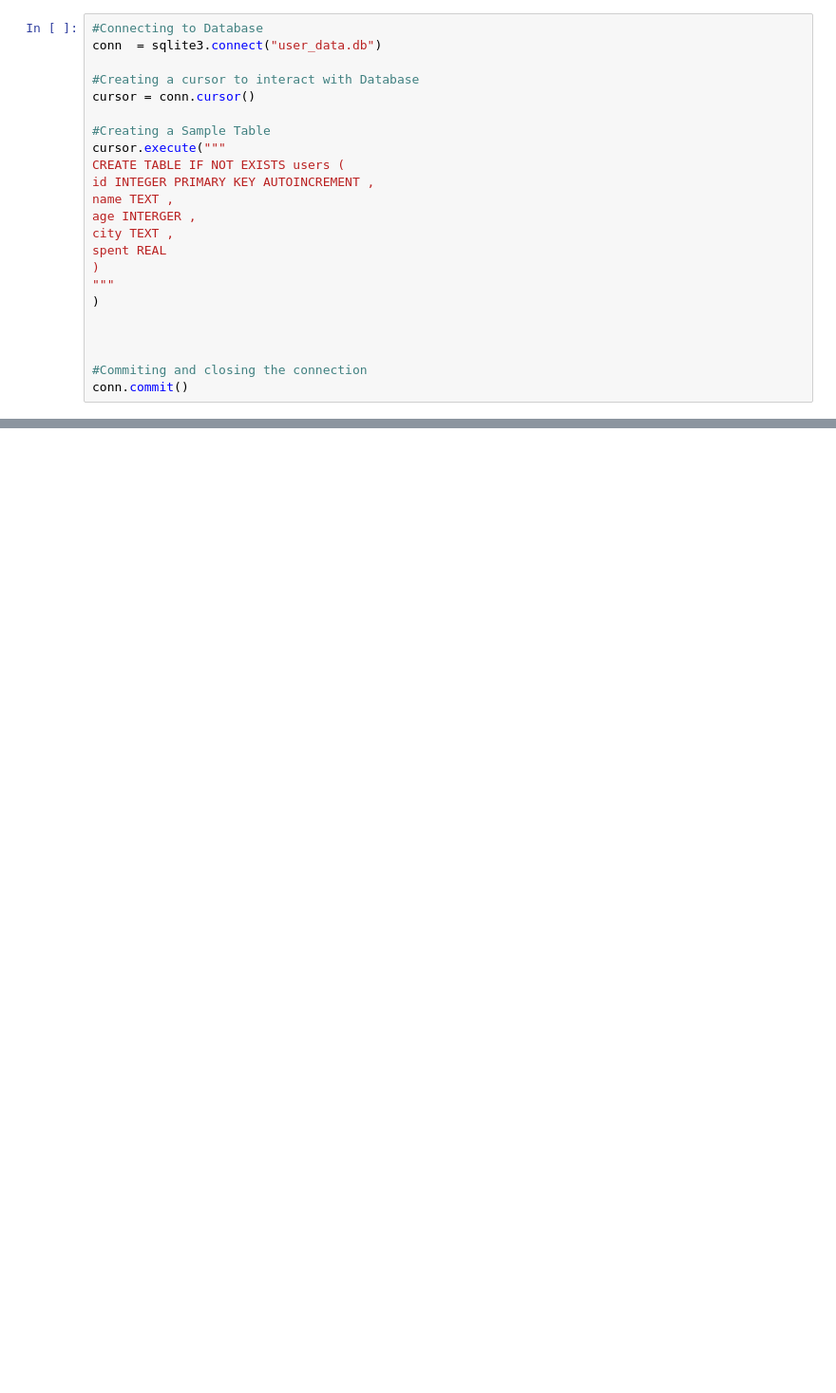
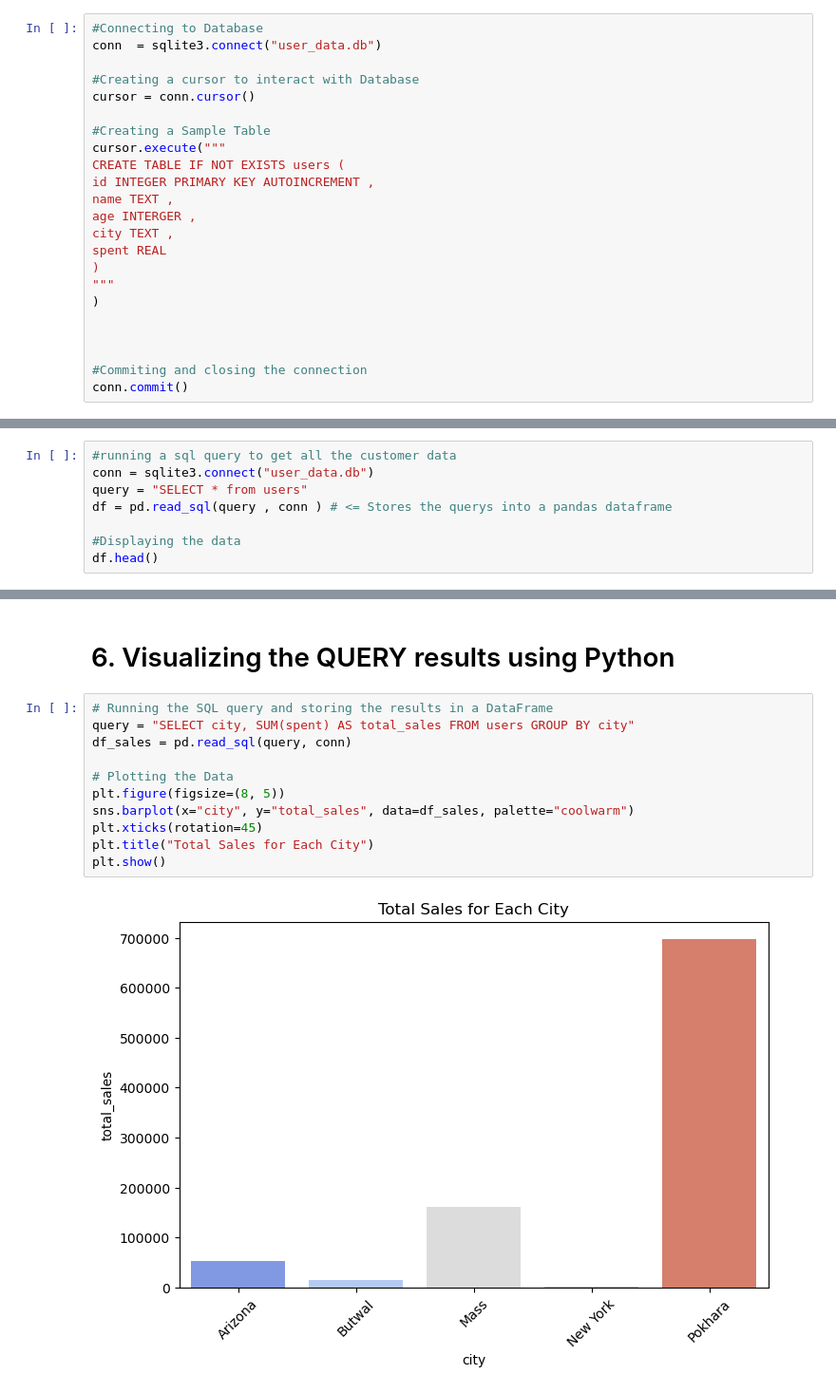
Before and after one commit to sakshyambanjade/SQLite-with-Python, a Jupyter notebook: SQLwithPY.ipynb, the cells around one changed output, grey strips where cells are left out. Shown: that part at 95% size. Drawn from its saved outputs; the diff is of its cells as text; blank space fills up the shorter version.

Commit message:
completed workflow of working/learning with SQLite databases using Python

```diff
--- a/SQLwithPY.ipynb
+++ b/SQLwithPY.ipynb
@@ -54,0 +56,8 @@ conn.close()
+# %%
+#running a sql query to get all the customer data
+conn = sqlite3.connect("user_data.db")
+query = "SELECT * from users"
+df = pd.read_sql(query , conn ) # <= Stores the querys into a pandas dataframe
+
+#Displaying the data
+df.head()
@@ -54,0 +105,15 @@ conn.close()
+# %% [markdown]
+# 6. Visualizing the QUERY results using Python
+# %%
+# Running the SQL query and storing the results in a DataFrame
+query = "SELECT city, SUM(spent) AS total_sales FROM users GROUP BY city"
+df_sales = pd.read_sql(query, conn)
+
+# Plotting the Data
+plt.figure(figsize=(8, 5))
+sns.barplot(x="city", y="total_sales", data=df_sales, palette="coolwarm")
+plt.xticks(rotation=45)
+plt.title("Total Sales for Each City")
+plt.show()
+# %% [output]
+[figure, added]
```
Also changed, not shown: parts of 12 cells of this notebook, 2 other files.
